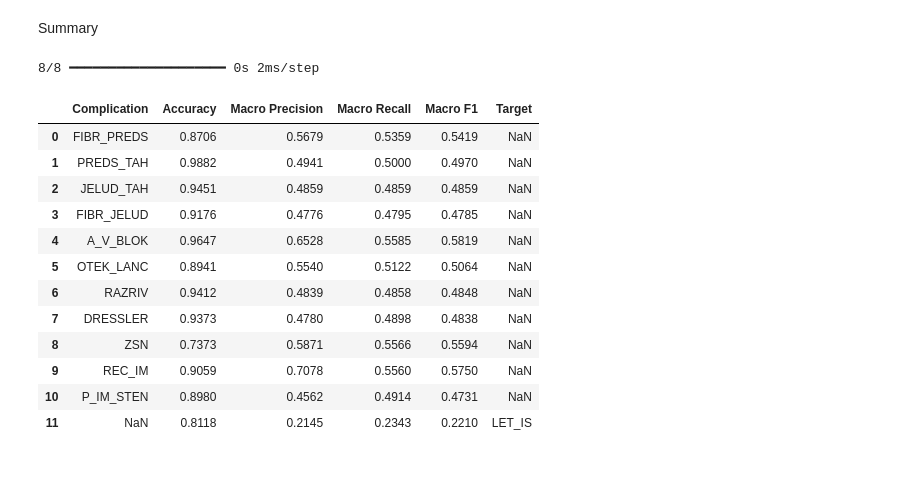
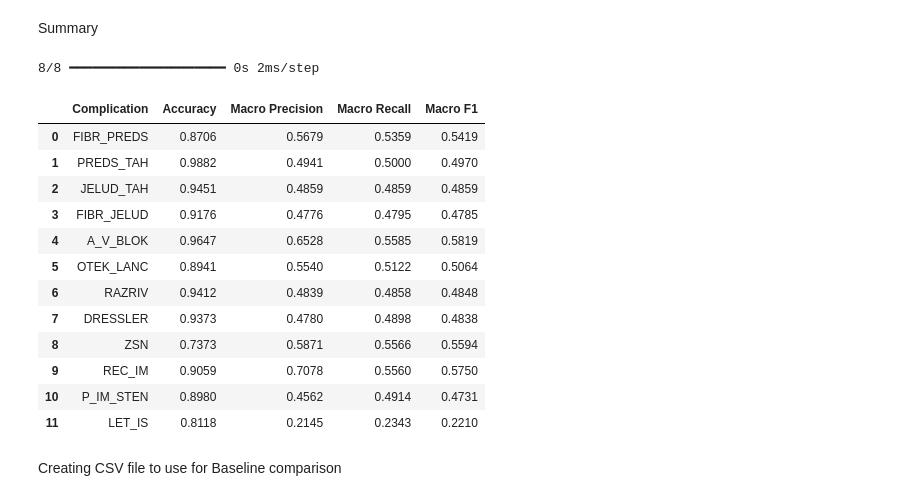
Before and after one commit to moonemal/4AL3, a Jupyter notebook: third_model_implementation.ipynb, the cells around one changed output. Cells and saved outputs as stored; diff of their text form; code cells hidden in the pictures; blank space fills up the shorter version.

```diff
--- a/third_model_implementation.ipynb
+++ b/third_model_implementation.ipynb
@@ -86,16 +71,14 @@ LET_IS targets: (1190,)
 # %% [markdown]
 3. Calculating the positive class weigths
 # %%
-# Intermediate weighting strength
+# weighting strength
 alpha = 0.7
 
-# Binary complication weights
+# binary complication weights
 positive_counts = y_train_binary.sum(axis=0)
 negative_counts = len(y_train_binary) - positive_counts
 
-positive_weights = (
-    negative_counts / np.maximum(positive_counts, 1)
-) ** alpha
+positive_weights = (negative_counts / np.maximum(positive_counts, 1)) ** alpha
 
 positive_weights = positive_weights.astype(np.float32)
 
@@ -581,13 +485,13 @@ from sklearn.metrics import (
     f1_score
 )
 
-# Generate predictions using the intermediate weighted model
+# generating predictions using the intermediate weighted model
 intermediate_binary_probs, intermediate_let_probs = intermediate_model.predict(X_val_np)
 
-# Convert probabilities to binary predictions
+# converting probabilities to binary predictions
 intermediate_binary_preds = (intermediate_binary_probs >= 0.5).astype(int)
 
-# Calculate metrics for each complication
+# metrics for each complication
 intermediate_metrics_summary = pd.DataFrame({
     "Complication": binary_cols,
     "Accuracy": [
@@ -610,21 +514,13 @@ intermediate_metrics_summary = pd.DataFrame({
         for i in range(len(binary_cols))
     ]
 })
-import numpy as np
-import pandas as pd
-from sklearn.metrics import (
-    accuracy_score,
-    precision_score,
-    recall_score,
-    f1_score
-)
 
-# Get predicted LET_IS classes from the intermediate weighted model
+# predicted LET_IS classes from the intermediate weighted model
 intermediate_let_preds = np.argmax(intermediate_let_probs, axis=1)
 
-# Calculate LET_IS metrics
+# LET_IS metrics
 intermediate_let_metrics_summary = pd.DataFrame({
-    "Target": ["LET_IS"],
+    "Complication": ["LET_IS"],
     "Accuracy": [
         accuracy_score(y_val_let, intermediate_let_preds)
     ],
@@ -635,45 +531,46 @@ intermediate_let_metrics_summary = pd.DataFrame({
             average="macro",
             zero_division=0
         )
     ],
     "Macro Recall": [
         recall_score(
             y_val_let, intermediate_let_preds,
             labels=np.arange(8),
             average="macro",
             zero_division=0
         )
     ],
     "Macro F1": [
         f1_score(
             y_val_let, intermediate_let_preds,
             labels=np.arange(8),
             average="macro",
             zero_division=0
         )
     ]
 })
 
-# Combine binary complications and LET_IS into one table
+# binary complications and LET_IS into one table
 all_metrics_summary = pd.concat(
     [intermediate_metrics_summary, intermediate_let_metrics_summary],
     ignore_index=True
 )
 
-# Display results
 display(all_metrics_summary.round(4))
 # %% [output]
 8/8 ━━━━━━━━━━━━━━━━━━━━ 0s 2ms/step
-|  | Complication | Accuracy | Macro Precision | Macro Recall | Macro F1 | Target |
-| 0 | FIBR_PREDS | 0.8706 | 0.5679 | 0.5359 | 0.5419 | NaN |
-| 1 | PREDS_TAH | 0.9882 | 0.4941 | 0.5000 | 0.4970 | NaN |
-| 2 | JELUD_TAH | 0.9451 | 0.4859 | 0.4859 | 0.4859 | NaN |
-| 3 | FIBR_JELUD | 0.9176 | 0.4776 | 0.4795 | 0.4785 | NaN |
-| 4 | A_V_BLOK | 0.9647 | 0.6528 | 0.5585 | 0.5819 | NaN |
-| 5 | OTEK_LANC | 0.8941 | 0.5540 | 0.5122 | 0.5064 | NaN |
-| 6 | RAZRIV | 0.9412 | 0.4839 | 0.4858 | 0.4848 | NaN |
-| 7 | DRESSLER | 0.9373 | 0.4780 | 0.4898 | 0.4838 | NaN |
-| 8 | ZSN | 0.7373 | 0.5871 | 0.5566 | 0.5594 | NaN |
-| 9 | REC_IM | 0.9059 | 0.7078 | 0.5560 | 0.5750 | NaN |
-| 10 | P_IM_STEN | 0.8980 | 0.4562 | 0.4914 | 0.4731 | NaN |
-| 11 | NaN | 0.8118 | 0.2145 | 0.2343 | 0.2210 | LET_IS |
+|  | Complication | Accuracy | Macro Precision | Macro Recall | Macro F1 |
+| 0 | FIBR_PREDS | 0.8706 | 0.5679 | 0.5359 | 0.5419 |
+| 1 | PREDS_TAH | 0.9882 | 0.4941 | 0.5000 | 0.4970 |
+| 2 | JELUD_TAH | 0.9451 | 0.4859 | 0.4859 | 0.4859 |
+| 3 | FIBR_JELUD | 0.9176 | 0.4776 | 0.4795 | 0.4785 |
+| 4 | A_V_BLOK | 0.9647 | 0.6528 | 0.5585 | 0.5819 |
+| 5 | OTEK_LANC | 0.8941 | 0.5540 | 0.5122 | 0.5064 |
+| 6 | RAZRIV | 0.9412 | 0.4839 | 0.4858 | 0.4848 |
+| 7 | DRESSLER | 0.9373 | 0.4780 | 0.4898 | 0.4838 |
+| 8 | ZSN | 0.7373 | 0.5871 | 0.5566 | 0.5594 |
+| 9 | REC_IM | 0.9059 | 0.7078 | 0.5560 | 0.5750 |
+| 10 | P_IM_STEN | 0.8980 | 0.4562 | 0.4914 | 0.4731 |
+| 11 | LET_IS | 0.8118 | 0.2145 | 0.2343 | 0.2210 |
+# %% [markdown]
+Creating CSV file to use for Baseline comparison
```
Also changed, not shown: parts of 20 cells of this notebook, 4 other files.
